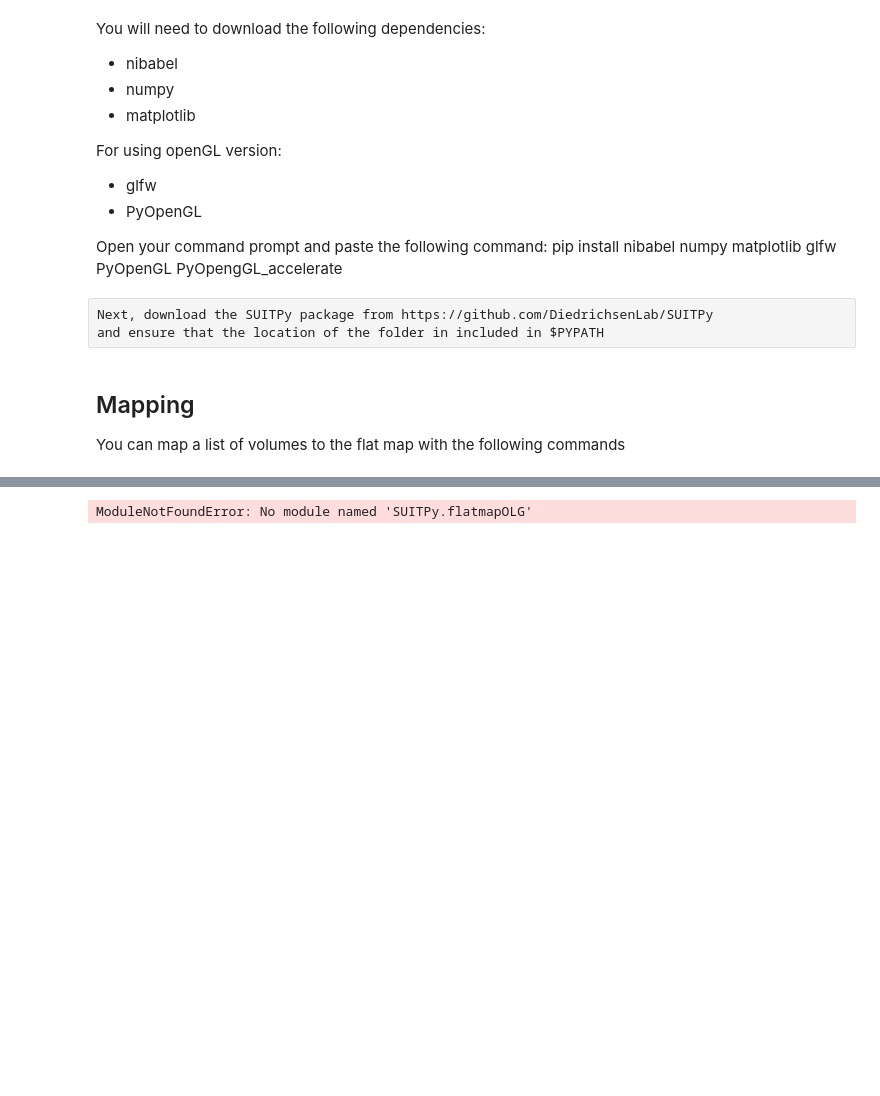
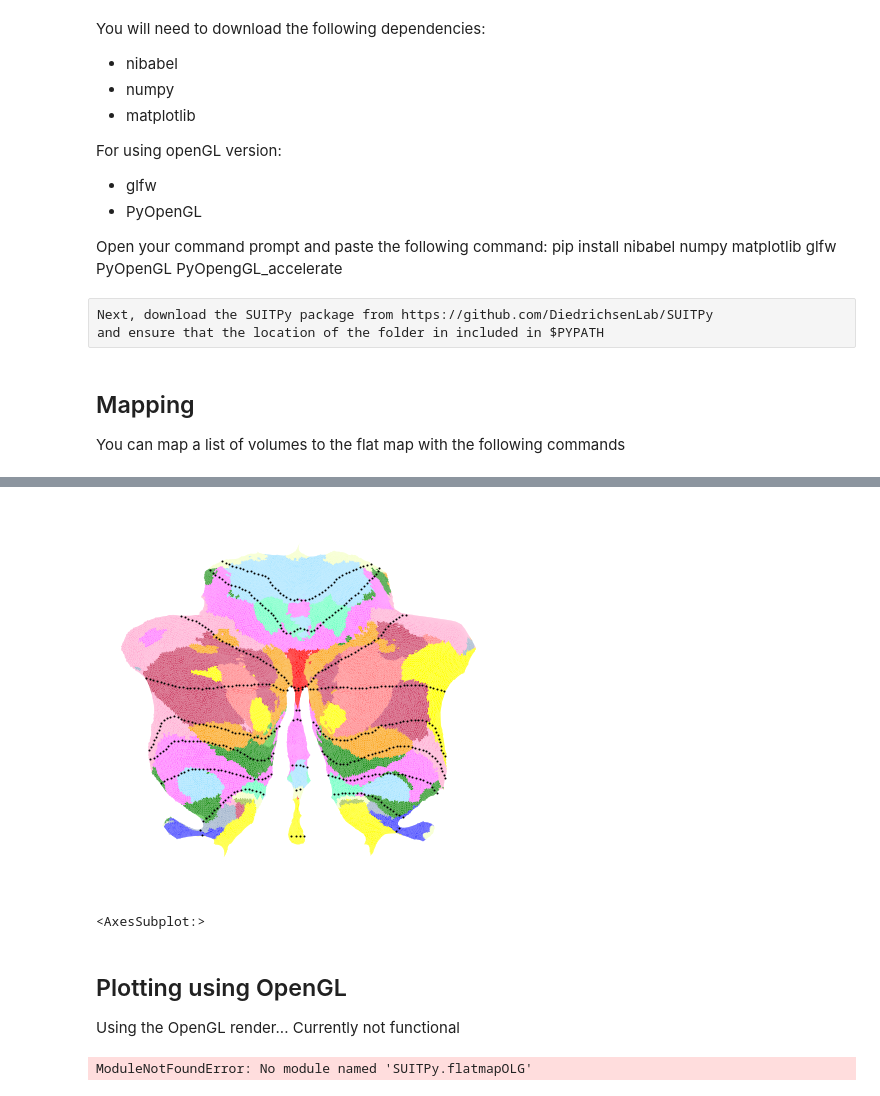
Before and after one commit to DiedrichsenLab/SUITPy, a Jupyter notebook: flatmap_example.ipynb, the cells around one changed output, grey strips where cells are left out. Saved outputs shown, nothing was run; the diff lists cells and outputs as text; code cells hidden in the pictures; blank space fills up the shorter version.

```diff
--- a/flatmap_example.ipynb
+++ b/flatmap_example.ipynb
@@ -64,3 +97,17 @@ We also have a different version of the plotting functionality coded in OpenGL
+# %%
+# You can also plot directly from a gifti file
+# When you choose 'label', suit.flatmap.plot will also extract the color map from
+# the label.gii file and use it
+fig = plt.figure(figsize=(7,7))
+ax = plt.subplot()
+suit.flatmap.plot('surfaces/Buckner_17Networks.label.gii',overlay_type='label')
+# %% [output]
+[figure, added]
+<AxesSubplot:>
+# %% [markdown]
+## Plotting using OpenGL
+Using the OpenGL render...
+Currently not functional
 # %%
 import SUITPy.flatmapOLG as flatmap
 
```
Also changed, not shown: parts of 10 cells of this notebook, 3 other files.
